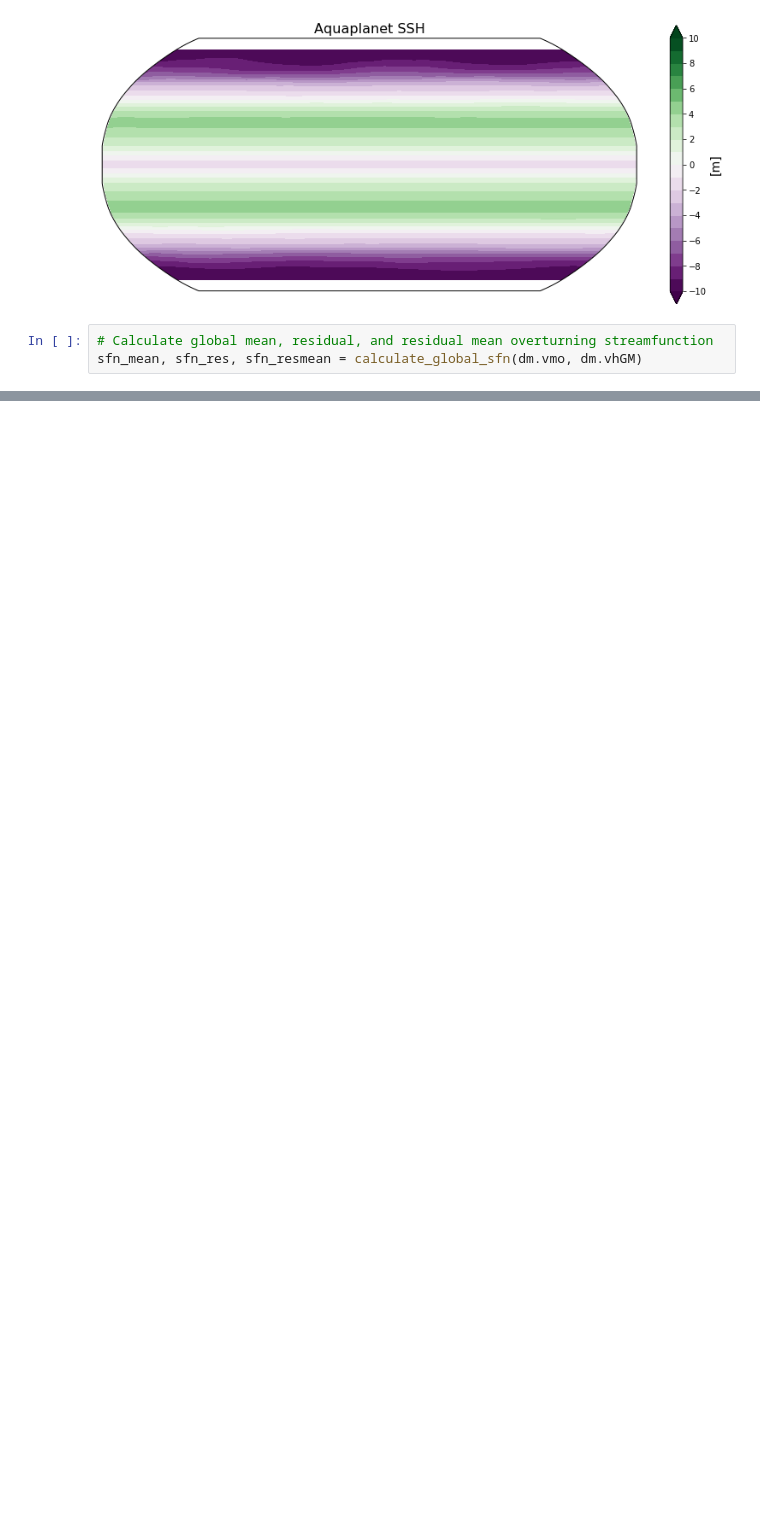
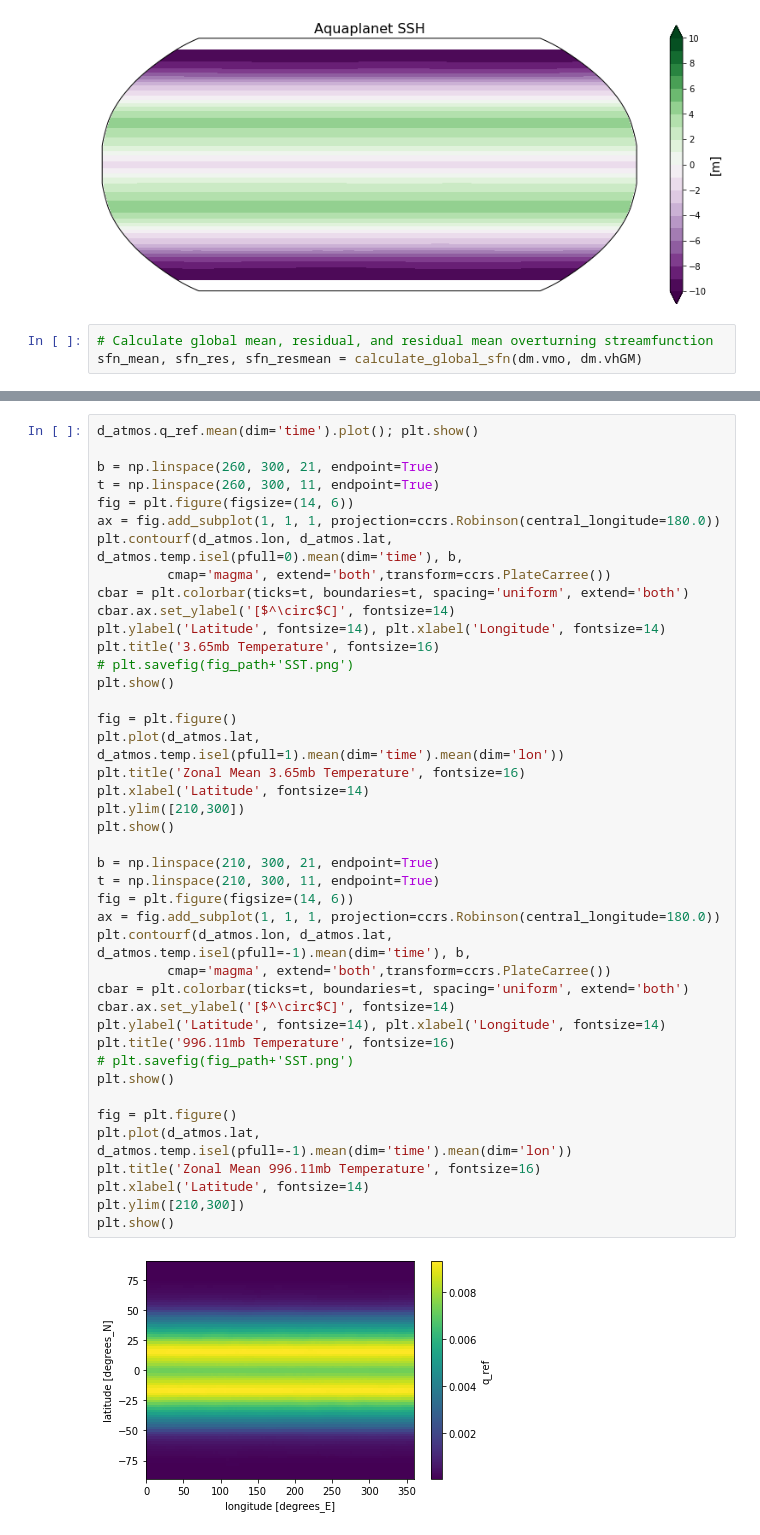
Before and after one commit to s-ragen/AQUA_CODE, a Jupyter notebook: coupled_preliminary.ipynb, the cells around one changed output, grey strips where cells are left out. Cells and saved outputs as stored; diff of their text form; blank space fills up the shorter version.

```diff
--- a/coupled_preliminary.ipynb
+++ b/coupled_preliminary.ipynb
@@ -167,0 +164,44 @@ dice.SALTF.mean(dim='time').plot(); plt.show()
+# %%
+d_atmos.q_ref.mean(dim='time').plot(); plt.show()
+
+b = np.linspace(260, 300, 21, endpoint=True)
+t = np.linspace(260, 300, 11, endpoint=True)
+fig = plt.figure(figsize=(14, 6))
+ax = fig.add_subplot(1, 1, 1, projection=ccrs.Robinson(central_longitude=180.0))
+plt.contourf(d_atmos.lon, d_atmos.lat, d_atmos.temp.isel(pfull=0).mean(dim='time'), b,
+         cmap='magma', extend='both',transform=ccrs.PlateCarree())
+cbar = plt.colorbar(ticks=t, boundaries=t, spacing='uniform', extend='both')
+cbar.ax.set_ylabel('[$^\circ$C]', fontsize=14)
+plt.ylabel('Latitude', fontsize=14), plt.xlabel('Longitude', fontsize=14)
+plt.title('3.65mb Temperature', fontsize=16)
+# plt.savefig(fig_path+'SST.png')
+plt.show()
+
+fig = plt.figure()
+plt.plot(d_atmos.lat, d_atmos.temp.isel(pfull=1).mean(dim='time').mean(dim='lon'))
+plt.title('Zonal Mean 3.65mb Temperature', fontsize=16)
+plt.xlabel('Latitude', fontsize=14)
+plt.ylim([210,300])
+plt.show()
+
+b = np.linspace(210, 300, 21, endpoint=True)
+t = np.linspace(210, 300, 11, endpoint=True)
+fig = plt.figure(figsize=(14, 6))
+ax = fig.add_subplot(1, 1, 1, projection=ccrs.Robinson(central_longitude=180.0))
+plt.contourf(d_atmos.lon, d_atmos.lat, d_atmos.temp.isel(pfull=-1).mean(dim='time'), b,
+         cmap='magma', extend='both',transform=ccrs.PlateCarree())
+cbar = plt.colorbar(ticks=t, boundaries=t, spacing='uniform', extend='both')
+cbar.ax.set_ylabel('[$^\circ$C]', fontsize=14)
+plt.ylabel('Latitude', fontsize=14), plt.xlabel('Longitude', fontsize=14)
+plt.title('996.11mb Temperature', fontsize=16)
+# plt.savefig(fig_path+'SST.png')
+plt.show()
+
+fig = plt.figure()
+plt.plot(d_atmos.lat, d_atmos.temp.isel(pfull=-1).mean(dim='time').mean(dim='lon'))
+plt.title('Zonal Mean 996.11mb Temperature', fontsize=16)
+plt.xlabel('Latitude', fontsize=14)
+plt.ylim([210,300])
+plt.show()
+# %% [output]
+[figure, added]
```
Also changed, not shown: parts of 9 cells of this notebook.
